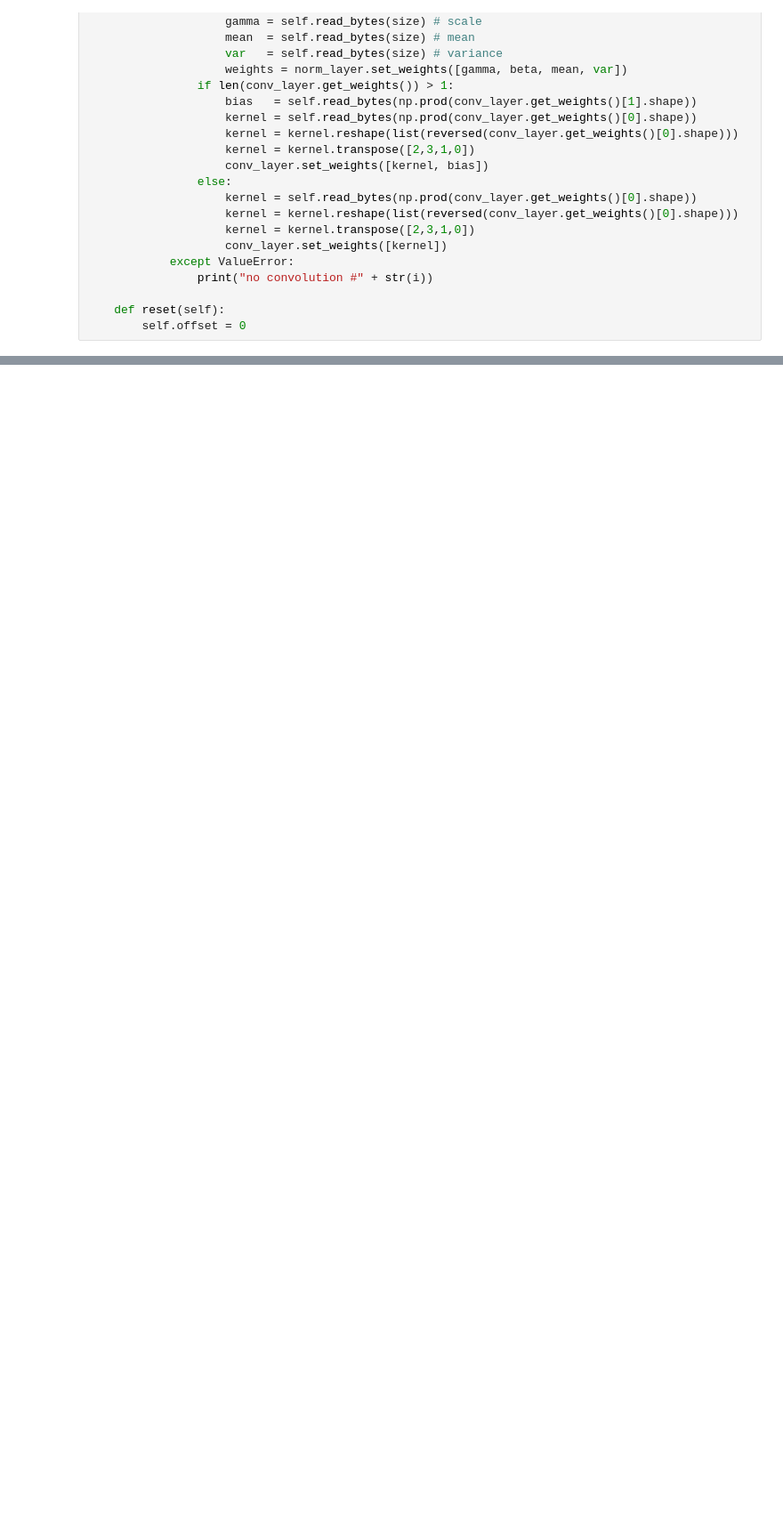
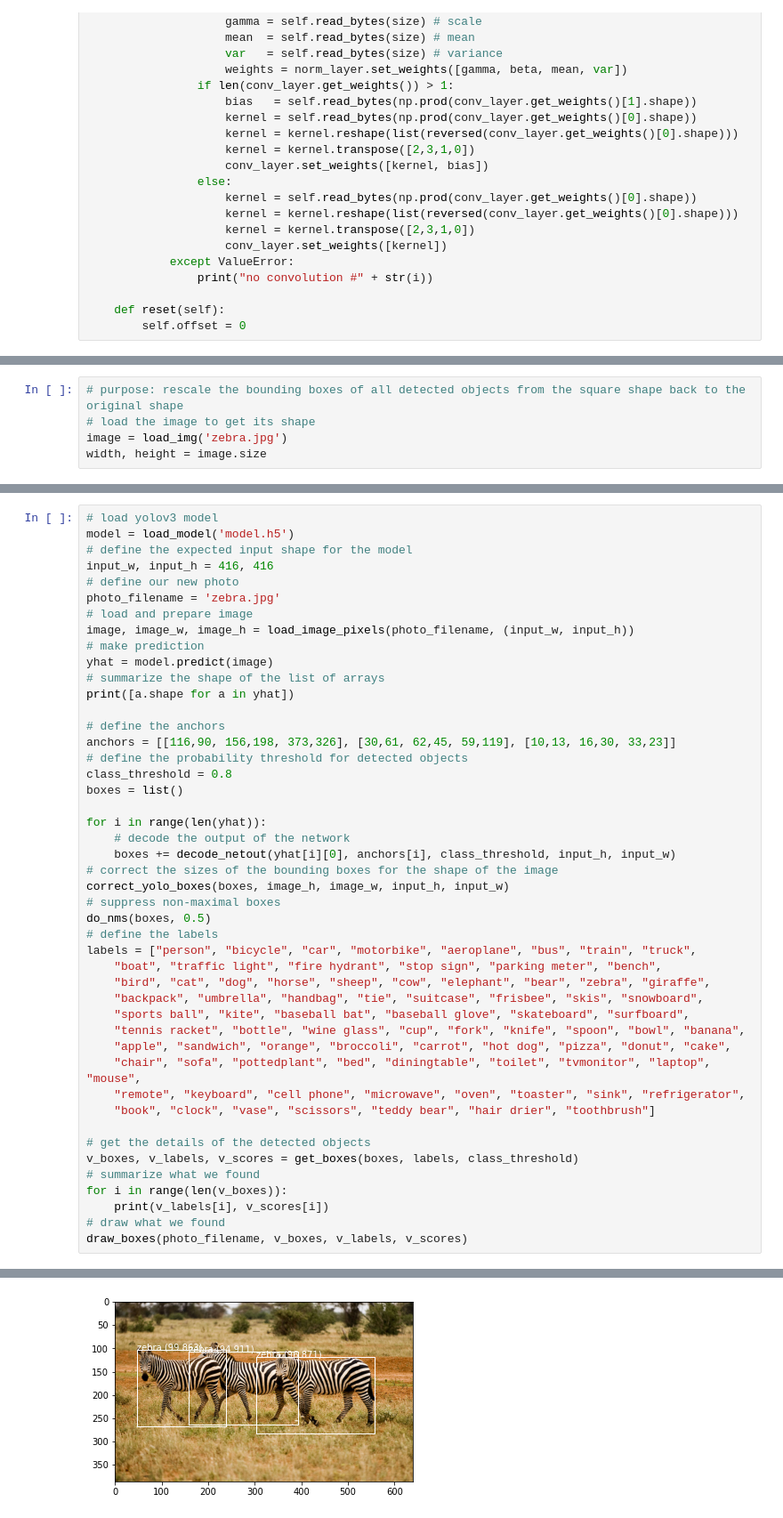
Before and after one commit to Peischlili/ComputerVision_WebScraper, a Jupyter notebook: Yolo3_detection.ipynb, the cells around one changed output, grey strips where cells are left out. Shown: that part at 89% size. Cells and saved outputs as stored; diff of their text form; blank space fills up the shorter version.

Commit message:
for prediction

```diff
--- a/Yolo3_detection.ipynb
+++ b/Yolo3_detection.ipynb
@@ -190,0 +237,5 @@ NameError: ignored
+# %%
+# purpose: rescale the bounding boxes of all detected objects from the square shape back to the original shape
+# load the image to get its shape
+image = load_img('zebra.jpg')
+width, height = image.size
@@ -190,0 +406,47 @@ NameError: ignored
+# %%
+# load yolov3 model
+model = load_model('model.h5')
+# define the expected input shape for the model
+input_w, input_h = 416, 416
+# define our new photo
+photo_filename = 'zebra.jpg'
+# load and prepare image
+image, image_w, image_h = load_image_pixels(photo_filename, (input_w, input_h))
+# make prediction
+yhat = model.predict(image)
+# summarize the shape of the list of arrays
+print([a.shape for a in yhat])
+
+# define the anchors
+anchors = [[116,90, 156,198, 373,326], [30,61, 62,45, 59,119], [10,13, 16,30, 33,23]]
+# define the probability threshold for detected objects
+class_threshold = 0.8
+boxes = list()
+
+for i in range(len(yhat)):
+	# decode the output of the network
+	boxes += decode_netout(yhat[i][0], anchors[i], class_threshold, input_h, input_w)
+# correct the sizes of the bounding boxes for the shape of the image
+correct_yolo_boxes(boxes, image_h, image_w, input_h, input_w)
+# suppress non-maximal boxes
+do_nms(boxes, 0.5)
+# define the labels
+labels = ["person", "bicycle", "car", "motorbike", "aeroplane", "bus", "train", "truck",
+	"boat", "traffic light", "fire hydrant", "stop sign", "parking meter", "bench",
+	"bird", "cat", "dog", "horse", "sheep", "cow", "elephant", "bear", "zebra", "giraffe",
+	"backpack", "umbrella", "handbag", "tie", "suitcase", "frisbee", "skis", "snowboard",
+	"sports ball", "kite", "baseball bat", "baseball glove", "skateboard", "surfboard",
+	"tennis racket", "bottle", "wine glass", "cup", "fork", "knife", "spoon", "bowl", "banana",
+	"apple", "sandwich", "orange", "broccoli", "carrot", "hot dog", "pizza", "donut", "cake",
+	"chair", "sofa", "pottedplant", "bed", "diningtable", "toilet", "tvmonitor", "laptop", "mouse",
+	"remote", "keyboard", "cell phone", "microwave", "oven", "toaster", "sink", "refrigerator",
+	"book", "clock", "vase", "scissors", "teddy bear", "hair drier", "toothbrush"]
+
+# get the details of the detected objects
+v_boxes, v_labels, v_scores = get_boxes(boxes, labels, class_threshold)
+# summarize what we found
+for i in range(len(v_boxes)):
+	print(v_labels[i], v_scores[i])
+# draw what we found
+draw_boxes(photo_filename, v_boxes, v_labels, v_scores)
+# %% [output]
@@ -190,0 +458 @@ NameError: ignored
+[figure, added]
```
Also changed, not shown: parts of 13 cells of this notebook.
